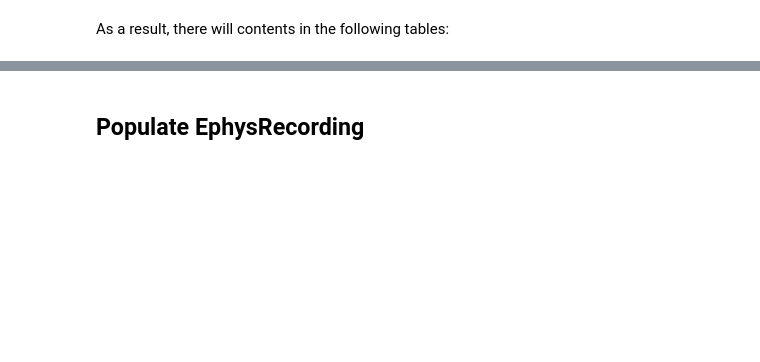
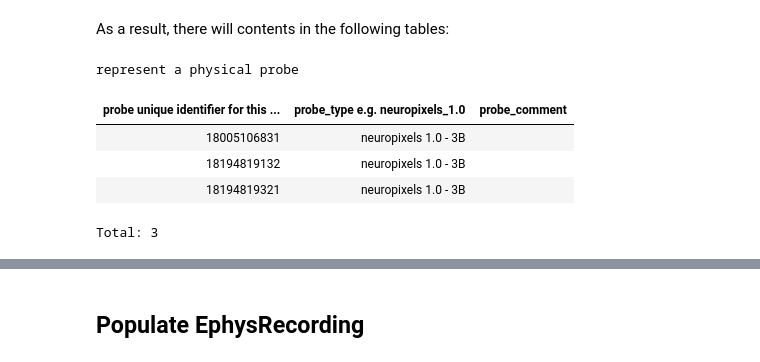
Before and after one commit to kabilar/bl_pipeline_python, a Jupyter notebook: notebooks/ephys_element/01-Ephys_element_workflow.ipynb, the cells around one changed output, grey strips where cells are left out. Drawn from its saved outputs; the diff is of its cells as text; code cells hidden in the pictures; blank space fills up the shorter version.

```diff
--- a/notebooks/ephys_element/01-Ephys_element_workflow.ipynb
+++ b/notebooks/ephys_element/01-Ephys_element_workflow.ipynb
@@ -34,8 +38,9 @@ dj.Diagram(subject.Rats) + dj.Diagram(acquisition.Sessions) + dj.Diagram(probe_e
 # %% [markdown]
 As an example, we will work on the following session throughout the notebook:
 # %%
-session_key = (acquisition.Sessions & 'session_rat="A256"' & 'session_date="2020-09-28"').fetch1('KEY')
-acquisition.Sessions & session_key
+session_key = (acquisition.Sessions & 'session_rat="A230"' & 'session_date="2019-08-26"').fetch1('KEY')
+session_info  = (acquisition.Sessions & 'session_rat="A230"' & 'session_date="2019-08-26"').fetch1()
+#session_info
 # %% [markdown]
 ## Ingest Probe and ProbeInsertion by ephys_element_ingest
 # %%
@@ -48,4 +61,11 @@ ephys_element_ingest.process_session(session_key)
 # %% [markdown]
 As a result, there will contents in the following tables:
 # %%
-probe_element.Probe()
+probe_element.Probe() & session_key
+# %% [output]
+represent a physical probe
+| probe unique identifier for this ... | probe_type e.g. neuropixels_1.0 | probe_comment |
+| 18005106831 | neuropixels 1.0 - 3B |  |
+| 18194819132 | neuropixels 1.0 - 3B |  |
+| 18194819321 | neuropixels 1.0 - 3B |  |
+Total: 3
```
Also changed, not shown: parts of 22 cells of this notebook, 11 other files.
